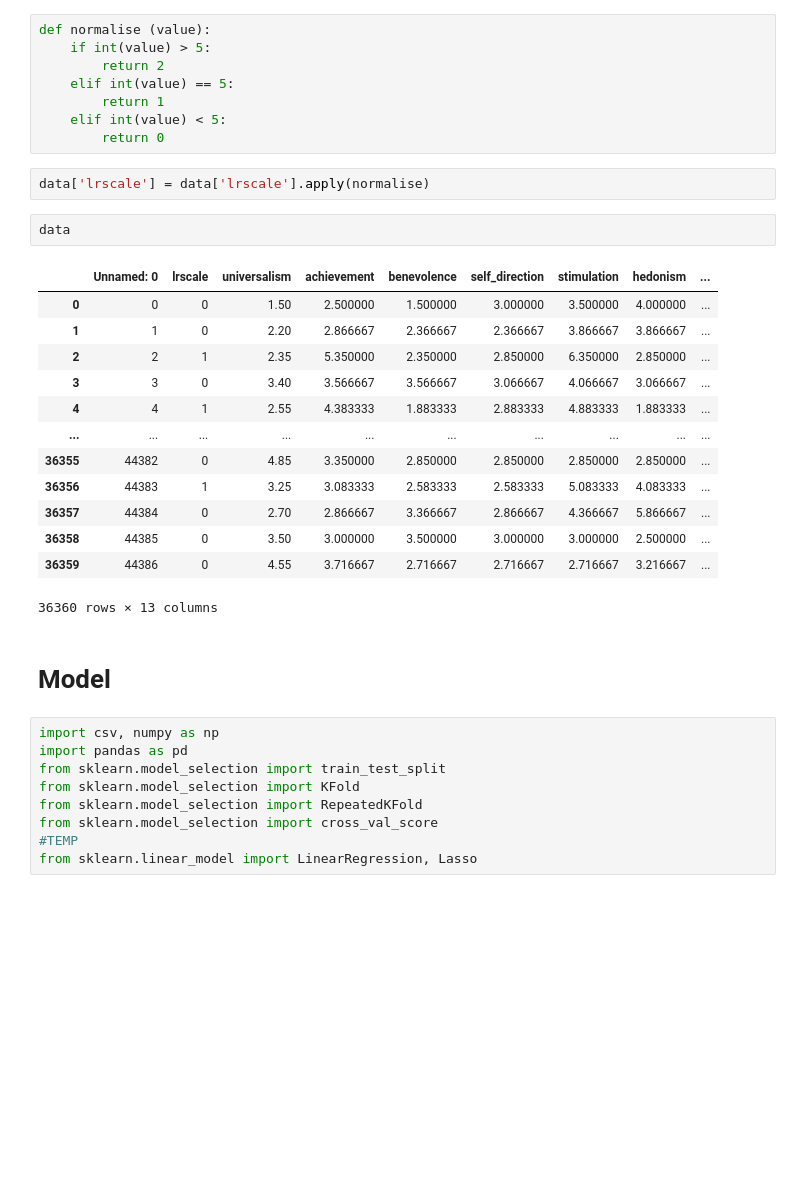
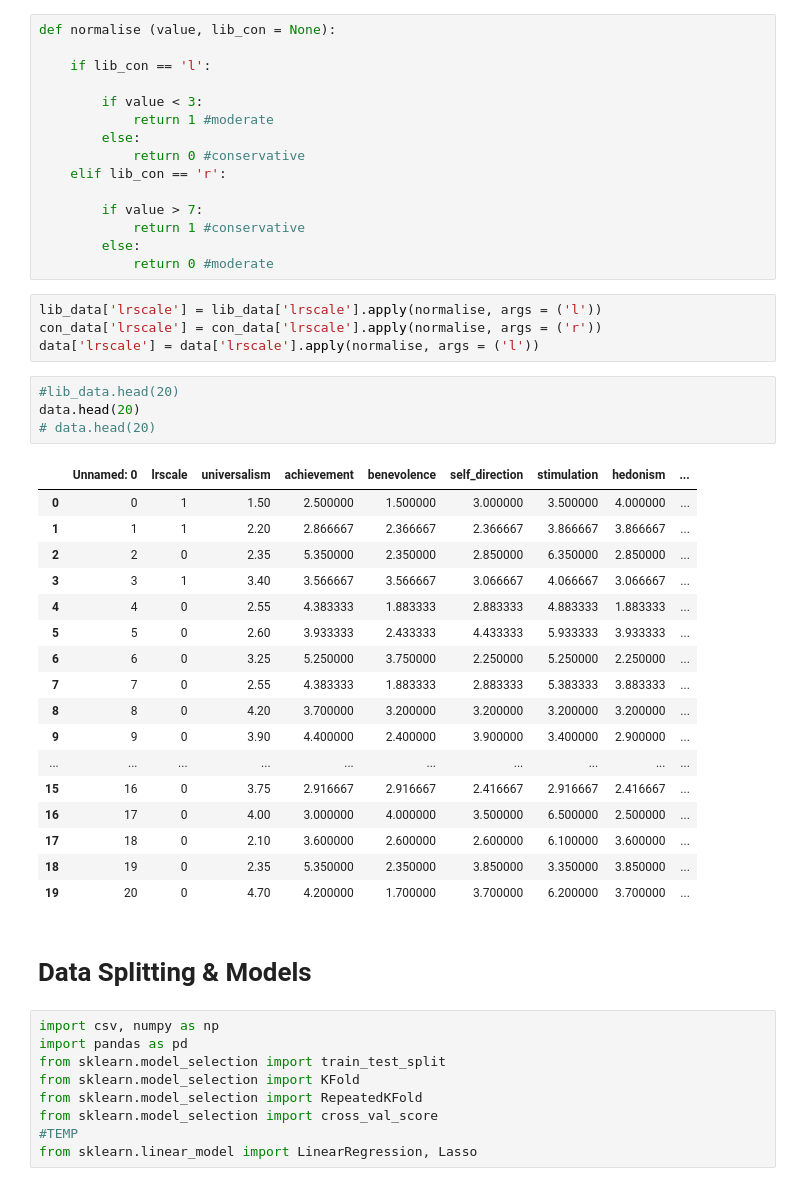
Before and after one commit to ThembiNsele/ClimateMind-Backend, a Jupyter notebook: ml_models/politcial_preference/datasets/ML Models EXPE.ipynb, the cells around one changed output. Drawn from its saved outputs; the diff is of its cells as text; blank space fills up the shorter version.

```diff
--- a/ml_models/politcial_preference/datasets/ML Models EXPE.ipynb
+++ b/ml_models/politcial_preference/datasets/ML Models EXPE.ipynb
@@ -28,31 +33,46 @@ Name: lrscale, Length: 36360, dtype: int64
-# %%
-def normalise (value):
-    if int(value) > 5:
-        return 2
-    elif int(value) == 5:
-        return 1
-    elif int(value) < 5:
-        return 0
-# %%
-data['lrscale'] = data['lrscale'].apply(normalise)
-# %%
-data
-# %% [output]
-|  | Unnamed: 0 | lrscale | universalism | achievement | benevolence | self_direction | stimulation | hedonism | ... |
-| 0 | 0 | 0 | 1.50 | 2.500000 | 1.500000 | 3.000000 | 3.500000 | 4.000000 | ... |
-| 1 | 1 | 0 | 2.20 | 2.866667 | 2.366667 | 2.366667 | 3.866667 | 3.866667 | ... |
-| 2 | 2 | 1 | 2.35 | 5.350000 | 2.350000 | 2.850000 | 6.350000 | 2.850000 | ... |
-| 3 | 3 | 0 | 3.40 | 3.566667 | 3.566667 | 3.066667 | 4.066667 | 3.066667 | ... |
-| 4 | 4 | 1 | 2.55 | 4.383333 | 1.883333 | 2.883333 | 4.883333 | 1.883333 | ... |
-| ... | ... | ... | ... | ... | ... | ... | ... | ... | ... |
-| 36355 | 44382 | 0 | 4.85 | 3.350000 | 2.850000 | 2.850000 | 2.850000 | 2.850000 | ... |
-| 36356 | 44383 | 1 | 3.25 | 3.083333 | 2.583333 | 2.583333 | 5.083333 | 4.083333 | ... |
-| 36357 | 44384 | 0 | 2.70 | 2.866667 | 3.366667 | 2.866667 | 4.366667 | 5.866667 | ... |
-| 36358 | 44385 | 0 | 3.50 | 3.000000 | 3.500000 | 3.000000 | 3.000000 | 2.500000 | ... |
-| 36359 | 44386 | 0 | 4.55 | 3.716667 | 2.716667 | 2.716667 | 2.716667 | 3.216667 | ... |
-36360 rows × 13 columns
-# %% [markdown]
-# Model
+# %%
+def normalise (value, lib_con = None):
+
+    if lib_con == 'l':
+
+        if value < 3:
+            return 1 #moderate
+        else:
+            return 0 #conservative
+    elif lib_con == 'r':
+
+        if value > 7:
+            return 1 #conservative
+        else:
+            return 0 #moderate
+# %%
+lib_data['lrscale'] = lib_data['lrscale'].apply(normalise, args = ('l'))
+con_data['lrscale'] = con_data['lrscale'].apply(normalise, args = ('r'))
+data['lrscale'] = data['lrscale'].apply(normalise, args = ('l'))
+# %%
+#lib_data.head(20)
+data.head(20)
+# data.head(20)
+# %% [output]
+|  | Unnamed: 0 | lrscale | universalism | achievement | benevolence | self_direction | stimulation | hedonism | ... |
+| 0 | 0 | 1 | 1.50 | 2.500000 | 1.500000 | 3.000000 | 3.500000 | 4.000000 | ... |
+| 1 | 1 | 1 | 2.20 | 2.866667 | 2.366667 | 2.366667 | 3.866667 | 3.866667 | ... |
+| 2 | 2 | 0 | 2.35 | 5.350000 | 2.350000 | 2.850000 | 6.350000 | 2.850000 | ... |
+| 3 | 3 | 1 | 3.40 | 3.566667 | 3.566667 | 3.066667 | 4.066667 | 3.066667 | ... |
+| 4 | 4 | 0 | 2.55 | 4.383333 | 1.883333 | 2.883333 | 4.883333 | 1.883333 | ... |
+| 5 | 5 | 0 | 2.60 | 3.933333 | 2.433333 | 4.433333 | 5.933333 | 3.933333 | ... |
+| 6 | 6 | 0 | 3.25 | 5.250000 | 3.750000 | 2.250000 | 5.250000 | 2.250000 | ... |
+| 7 | 7 | 0 | 2.55 | 4.383333 | 1.883333 | 2.883333 | 5.383333 | 3.883333 | ... |
+| 8 | 8 | 0 | 4.20 | 3.700000 | 3.200000 | 3.200000 | 3.200000 | 3.200000 | ... |
+| 9 | 9 | 0 | 3.90 | 4.400000 | 2.400000 | 3.900000 | 3.400000 | 2.900000 | ... |
+| ... | ... | ... | ... | ... | ... | ... | ... | ... | ... |
+| 15 | 16 | 0 | 3.75 | 2.916667 | 2.916667 | 2.416667 | 2.916667 | 2.416667 | ... |
+| 16 | 17 | 0 | 4.00 | 3.000000 | 4.000000 | 3.500000 | 6.500000 | 2.500000 | ... |
+| 17 | 18 | 0 | 2.10 | 3.600000 | 2.600000 | 2.600000 | 6.100000 | 3.600000 | ... |
+| 18 | 19 | 0 | 2.35 | 5.350000 | 2.350000 | 3.850000 | 3.350000 | 3.850000 | ... |
+| 19 | 20 | 0 | 4.70 | 4.200000 | 1.700000 | 3.700000 | 6.200000 | 3.700000 | ... |
+# %% [markdown]
+# Data Splitting & Models
 # %%
 import csv, numpy as np
 import pandas as pd
```
Also changed, not shown: parts of 26 cells of this notebook, 3 other files.
